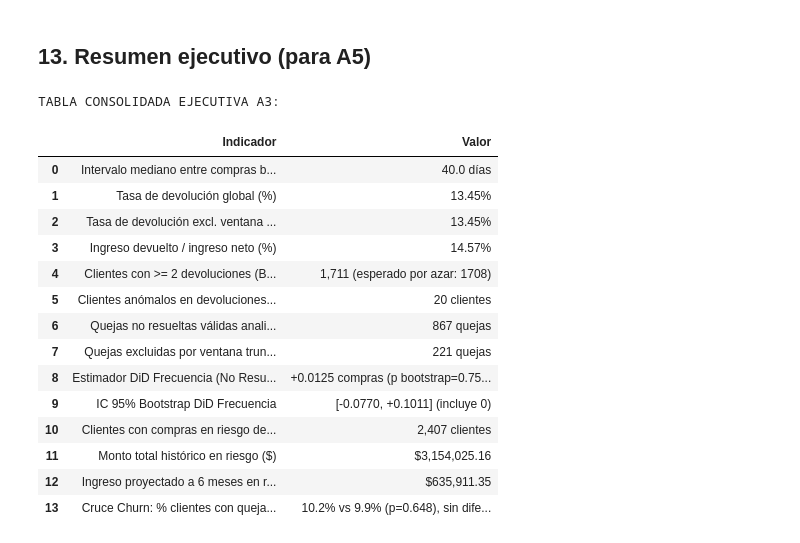
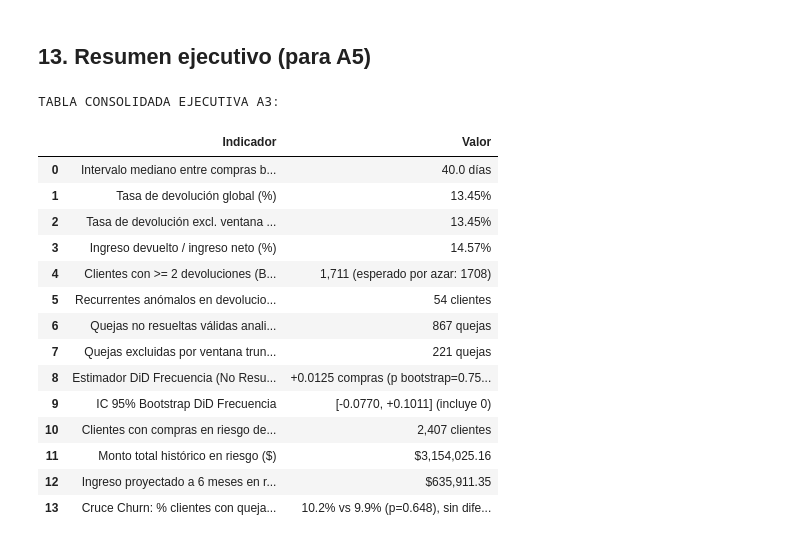
Before and after one commit to DanielAzuaje7/retailventure-intelligence, a Jupyter notebook: notebooks/A3_Retenciones_Churn_CRM.ipynb, the cells around one changed output. Saved outputs shown, nothing was run; the diff lists cells and outputs as text; code cells hidden in the pictures.

```diff
--- a/notebooks/A3_Retenciones_Churn_CRM.ipynb
+++ b/notebooks/A3_Retenciones_Churn_CRM.ipynb
@@ -887,7 +939,7 @@ resumen_a3 = pd.DataFrame({
         'Tasa de devolución excl. ventana incompleta (%)',
         'Ingreso devuelto / ingreso neto (%)',
         'Clientes con >= 2 devoluciones (Base-rate)',
-        'Clientes anómalos en devoluciones (p < 0.01)',
+        'Recurrentes anómalos en devoluciones (p < 0.01 o ≥3 dev. con tasa ≥40% y ≥4 compras)',
         'Quejas no resueltas válidas analizadas',
         'Quejas excluidas por ventana truncada (+/- 40d)',
         'Estimador DiD Frecuencia (No Resueltas vs Resueltas)',
@@ -899,34 +951,34 @@ resumen_a3 = pd.DataFrame({
     ],
     'Valor': [
         f"{INTERVALO_MEDIANO:.1f} días",
         f"{100 * n_dev / n_tx:.2f}%",
         f"{100 * elegibles['es_devolucion'].mean():.2f}%",
         f"{100 * devoluciones['monto_devuelto'].sum() / transacciones['monto_neto'].sum():.2f}%",
         f"{n_observados_recurrentes:,} (esperado por azar: {n_esperados_recurrentes:.0f})",
         f"{n_anomalos_reales:,} clientes",
         f"{len(quejas_nr):,} quejas",
         f"{n_truncadas} quejas",
         f"{did_est:+.4f} compras (p bootstrap={p_did_boot:.3f})" + (", no se detecta efecto" if ic_did[0] <= 0 <= ic_did[1] else ""),
         f"[{ic_did[0]:+.4f}, {ic_did[1]:+.4f}]" + (" (incluye 0)" if ic_did[0] <= 0 <= ic_did[1] else " (no incluye 0)"),
         f"{len(con_compras[con_compras['en_riesgo']]):,} clientes",
         f"${con_compras[con_compras['en_riesgo']]['monto_total'].sum():,.2f}",
         f"${ingreso_riesgo_6m:,.2f}",
         f"{pct_riesgo_con_q:.1f}% vs {pct_no_riesgo_con_q:.1f}% (p={p_cq:.3f})" + (", sin diferencia" if p_cq >= 0.05 else ", diferencia significativa")
     ]
 })
 
 print("TABLA CONSOLIDADA EJECUTIVA A3:")
 with pd.option_context('display.max_colwidth', None):
     display(resumen_a3)
 # %% [output]
 TABLA CONSOLIDADA EJECUTIVA A3:
 |  | Indicador | Valor |
 | 0 | Intervalo mediano entre compras b... | 40.0 días |
 | 1 | Tasa de devolución global (%) | 13.45% |
 | 2 | Tasa de devolución excl. ventana ... | 13.45% |
 | 3 | Ingreso devuelto / ingreso neto (%) | 14.57% |
 | 4 | Clientes con >= 2 devoluciones (B... | 1,711 (esperado por azar: 1708) |
-| 5 | Clientes anómalos en devoluciones... | 20 clientes |
+| 5 | Recurrentes anómalos en devolucio... | 54 clientes |
 | 6 | Quejas no resueltas válidas anali... | 867 quejas |
 | 7 | Quejas excluidas por ventana trun... | 221 quejas |
 | 8 | Estimador DiD Frecuencia (No Resu... | +0.0125 compras (p bootstrap=0.75... |
```
Also changed, not shown: parts of 1 cell of this notebook, 2 other files.
